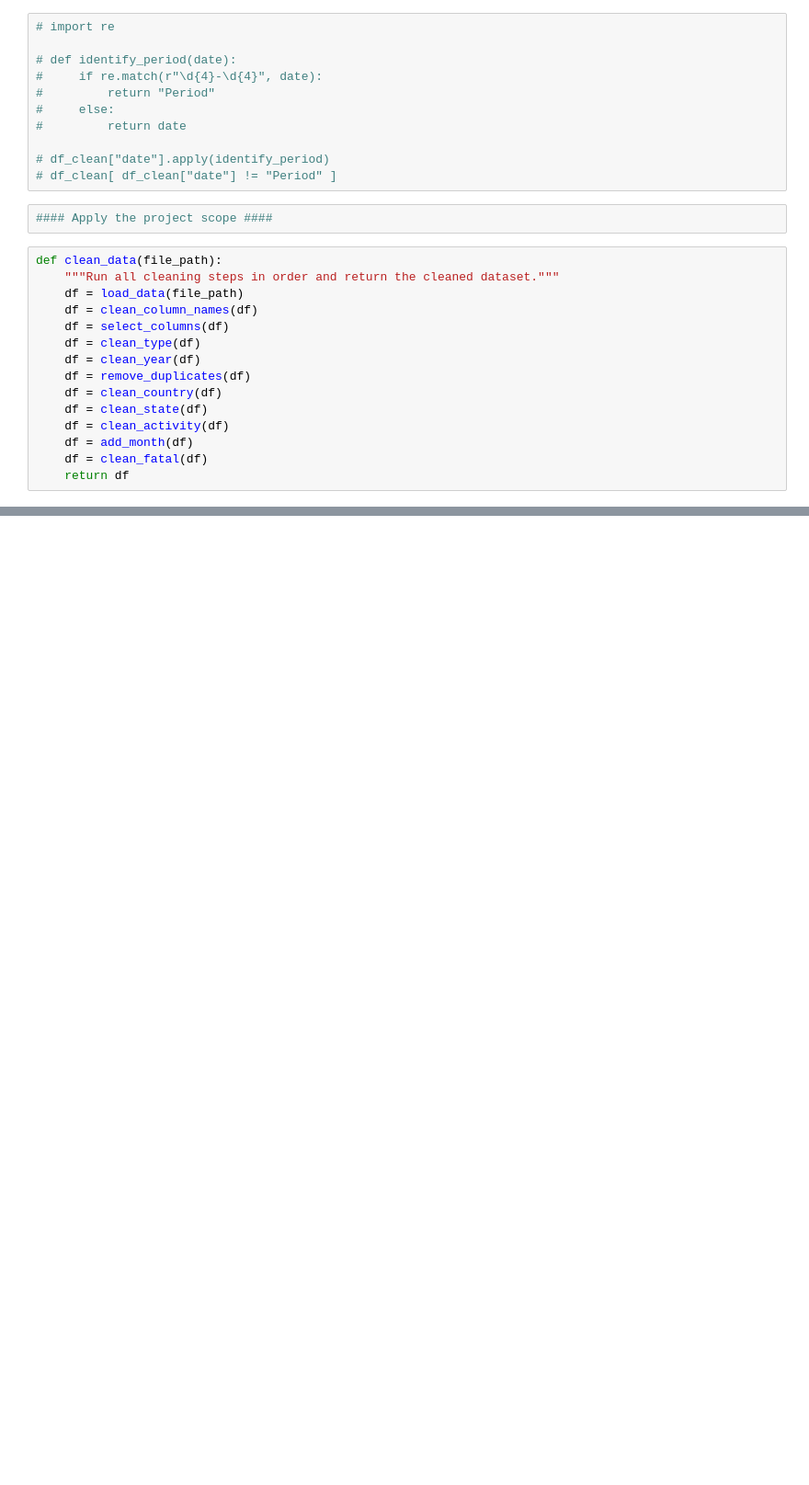
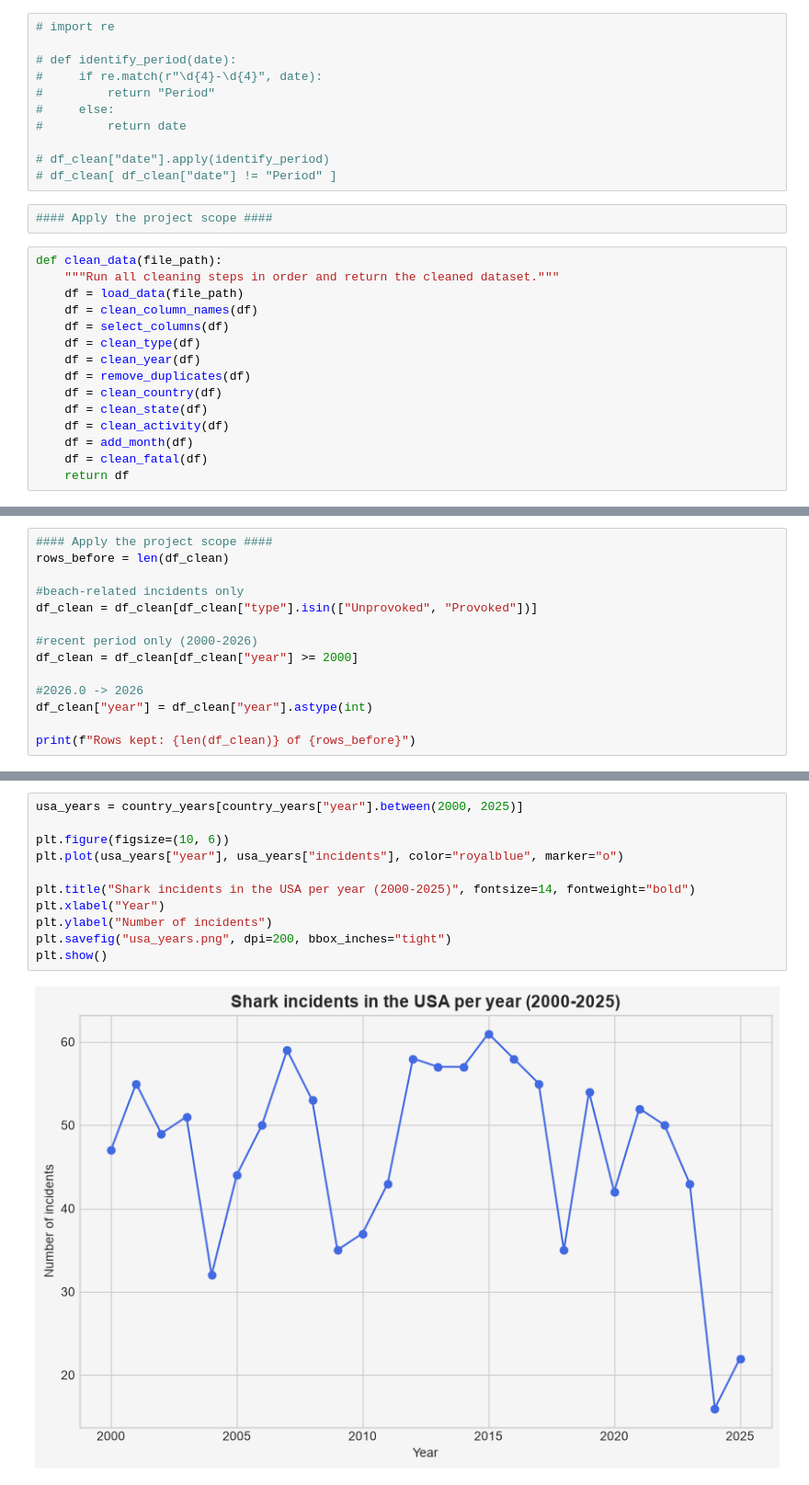
Before and after one commit to catarina-bm/shark_attacks, a Jupyter notebook: quest_shark_attack_catarina.ipynb, the cells around one changed output, grey strips where cells are left out. Shown at 92% size. Cells and saved outputs as stored; diff of their text form; blank space fills up the shorter version.

```diff
--- a/quest_shark_attack_catarina.ipynb
+++ b/quest_shark_attack_catarina.ipynb
@@ -476,0 +684,14 @@ df_activity = df_clean[~df_clean["activity_clean"].isin(["unknown", "other"])]
+# %%
+#### Apply the project scope ####
+rows_before = len(df_clean)
+
+#beach-related incidents only
+df_clean = df_clean[df_clean["type"].isin(["Unprovoked", "Provoked"])]
+
+#recent period only (2000-2026)
+df_clean = df_clean[df_clean["year"] >= 2000]
+
+#2026.0 -> 2026
+df_clean["year"] = df_clean["year"].astype(int)
+
+print(f"Rows kept: {len(df_clean)} of {rows_before}")
@@ -476,0 +850,13 @@ df_activity = df_clean[~df_clean["activity_clean"].isin(["unknown", "other"])]
+# %%
+usa_years = country_years[country_years["year"].between(2000, 2025)]
+
+plt.figure(figsize=(10, 6))
+plt.plot(usa_years["year"], usa_years["incidents"], color="royalblue", marker="o")
+
+plt.title("Shark incidents in the USA per year (2000-2025)", fontsize=14, fontweight="bold")
+plt.xlabel("Year")
+plt.ylabel("Number of incidents")
+plt.savefig("usa_years.png", dpi=200, bbox_inches="tight")
+plt.show()
+# %% [output]
+[figure, added]
```
Also changed, not shown: parts of 36 cells of this notebook.
